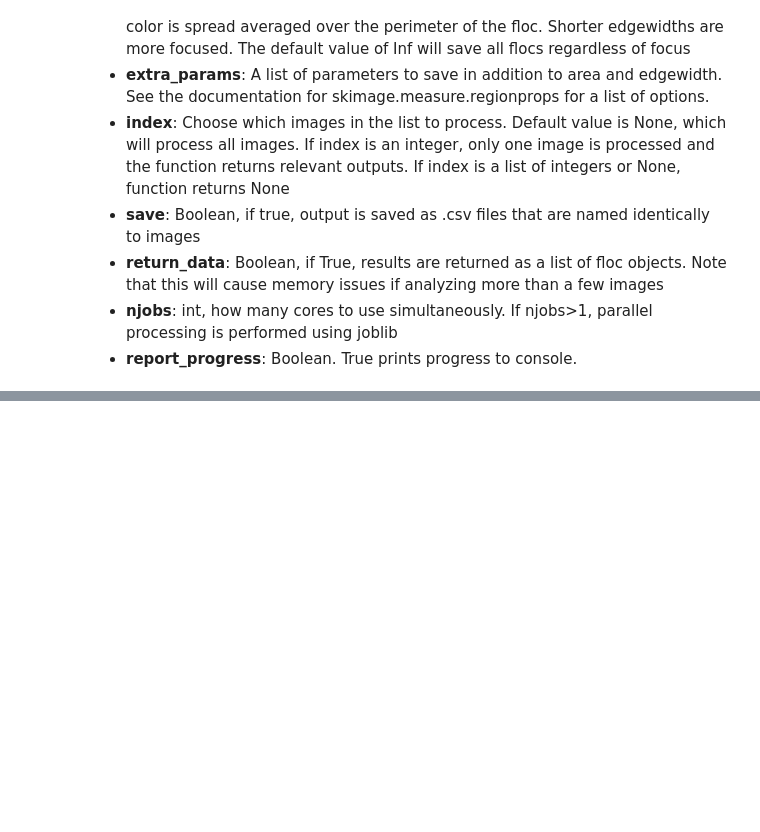
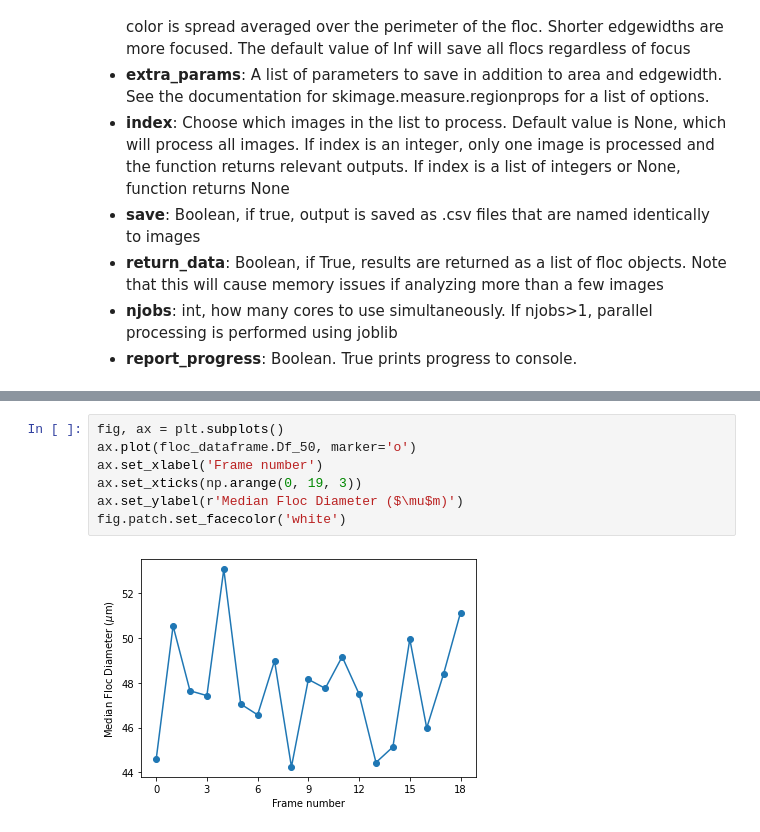
Before and after one commit to Floc-Imaging-and-Image-Processing/flocpy, a Jupyter notebook: examples/analyze_testdata.ipynb, the cells around one changed output, grey strips where cells are left out. Saved outputs shown, nothing was run; the diff lists cells and outputs as text; blank space fills up the shorter version.

```diff
--- a/examples/analyze_testdata.ipynb
+++ b/examples/analyze_testdata.ipynb
@@ -260,0 +255,9 @@ Text(0, 0.5, 'Median Floc Diameter ($\\mu$m)')
+# %%
+fig, ax = plt.subplots()
+ax.plot(floc_dataframe.Df_50, marker='o')
+ax.set_xlabel('Frame number')
+ax.set_xticks(np.arange(0, 19, 3))
+ax.set_ylabel(r'Median Floc Diameter ($\mu$m)')
+fig.patch.set_facecolor('white')
+# %% [output]
+[figure, added]
```
Also changed, not shown: parts of 19 cells of this notebook, 7 other files.
